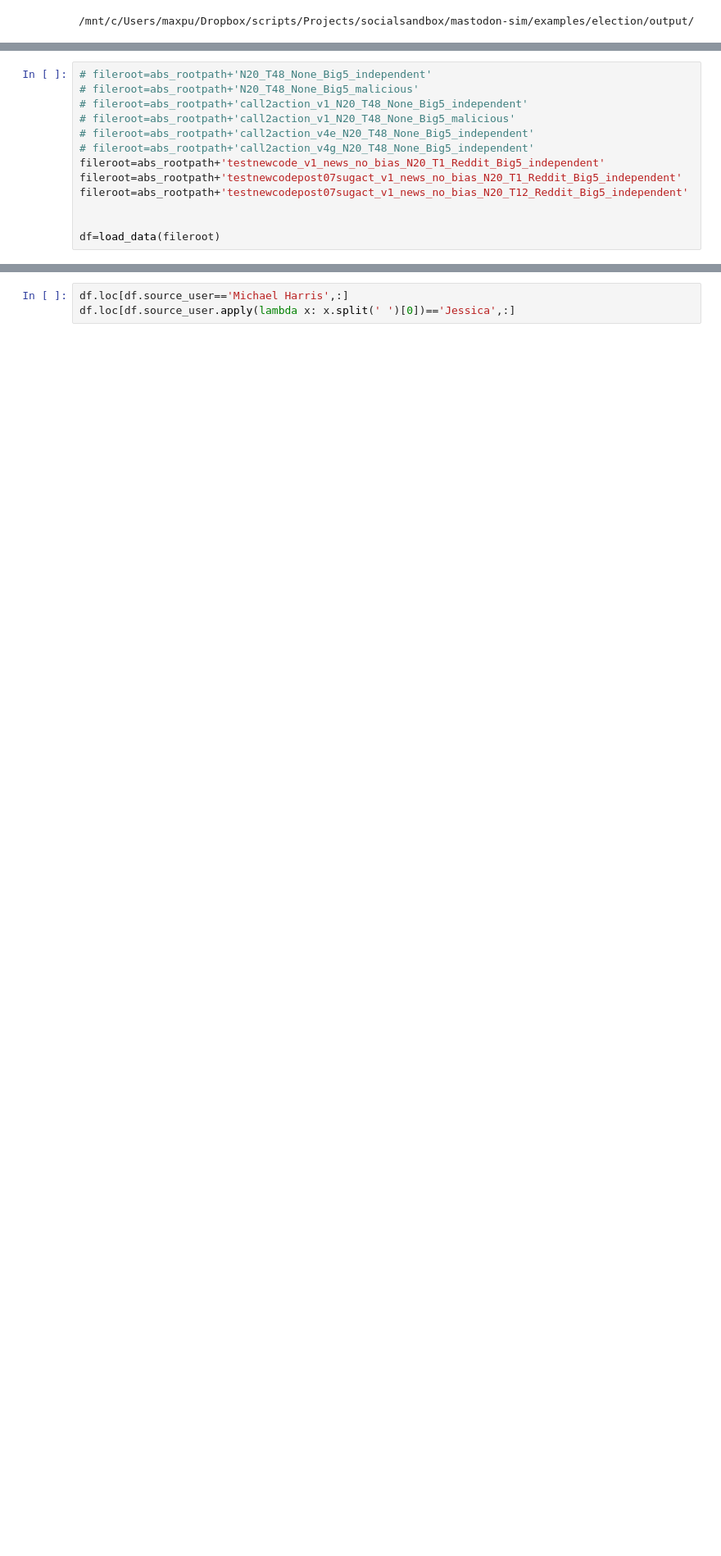
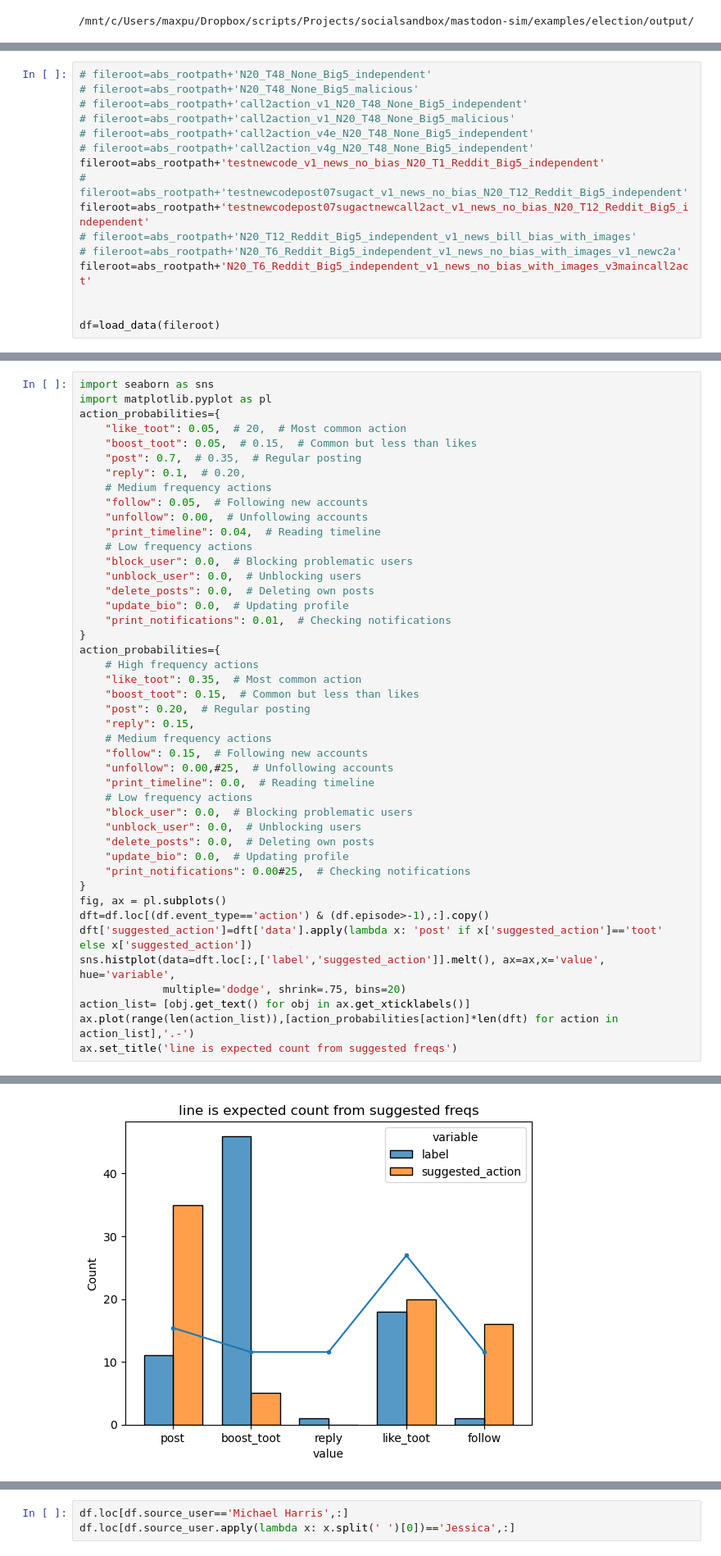
Before and after one commit to social-sandbox/mastodon-sim, a Jupyter notebook: examples/election/notebooks/basic_output_processing.ipynb, the cells around one changed output, grey strips where cells are left out. Shown at 82% size. Saved outputs shown, nothing was run; the diff lists cells and outputs as text; blank space fills up the shorter version.

```diff
--- a/examples/election/notebooks/basic_output_processing.ipynb
+++ b/examples/election/notebooks/basic_output_processing.ipynb
@@ -170,8 +170,11 @@ def load_data_dash(eval_df, int_df, edge_df):
 # fileroot=abs_rootpath+'call2action_v4e_N20_T48_None_Big5_independent'
 # fileroot=abs_rootpath+'call2action_v4g_N20_T48_None_Big5_independent'
 fileroot=abs_rootpath+'testnewcode_v1_news_no_bias_N20_T1_Reddit_Big5_independent'
-fileroot=abs_rootpath+'testnewcodepost07sugact_v1_news_no_bias_N20_T1_Reddit_Big5_independent'
-fileroot=abs_rootpath+'testnewcodepost07sugact_v1_news_no_bias_N20_T12_Reddit_Big5_independent'
+# fileroot=abs_rootpath+'testnewcodepost07sugact_v1_news_no_bias_N20_T12_Reddit_Big5_independent'
+fileroot=abs_rootpath+'testnewcodepost07sugactnewcall2act_v1_news_no_bias_N20_T12_Reddit_Big5_independent'
+# fileroot=abs_rootpath+'N20_T12_Reddit_Big5_independent_v1_news_bill_bias_with_images'
+# fileroot=abs_rootpath+'N20_T6_Reddit_Big5_independent_v1_news_no_bias_with_images_v1_newc2a'
+fileroot=abs_rootpath+'N20_T6_Reddit_Big5_independent_v1_news_no_bias_with_images_v3maincall2act'
 
 
 df=load_data(fileroot)
@@ -195,0 +199,45 @@ vote_intent     240
+# %%
+import seaborn as sns
+import matplotlib.pyplot as pl
+action_probabilities={
+    "like_toot": 0.05,  # 20,  # Most common action
+    "boost_toot": 0.05,  # 0.15,  # Common but less than likes
+    "post": 0.7,  # 0.35,  # Regular posting
+    "reply": 0.1,  # 0.20,
+    # Medium frequency actions
+    "follow": 0.05,  # Following new accounts
+    "unfollow": 0.00,  # Unfollowing accounts
+    "print_timeline": 0.04,  # Reading timeline
+    # Low frequency actions
+    "block_user": 0.0,  # Blocking problematic users
+    "unblock_user": 0.0,  # Unblocking users
+    "delete_posts": 0.0,  # Deleting own posts
+    "update_bio": 0.0,  # Updating profile
+    "print_notifications": 0.01,  # Checking notifications
+}
+action_probabilities={
+    # High frequency actions
+    "like_toot": 0.35,  # Most common action
+    "boost_toot": 0.15,  # Common but less than likes
+    "post": 0.20,  # Regular posting
+    "reply": 0.15,
+    # Medium frequency actions
+    "follow": 0.15,  # Following new accounts
+    "unfollow": 0.00,#25,  # Unfollowing accounts
+    "print_timeline": 0.0,  # Reading timeline
+    # Low frequency actions
+    "block_user": 0.0,  # Blocking problematic users
+    "unblock_user": 0.0,  # Unblocking users
+    "delete_posts": 0.0,  # Deleting own posts
+    "update_bio": 0.0,  # Updating profile
+    "print_notifications": 0.00#25,  # Checking notifications
+}
+fig, ax = pl.subplots()
+dft=df.loc[(df.event_type=='action') & (df.episode>-1),:].copy()
+dft['suggested_action']=dft['data'].apply(lambda x: 'post' if x['suggested_action']=='toot' else x['suggested_action'])
+sns.histplot(data=dft.loc[:,['label','suggested_action']].melt(), ax=ax,x='value', hue='variable',
+             multiple='dodge', shrink=.75, bins=20)
+action_list= [obj.get_text() for obj in ax.get_xticklabels()]
+ax.plot(range(len(action_list)),[action_probabilities[action]*len(dft) for action in action_list],'.-')
+ax.set_title('line is expected count from suggested freqs')
+# %% [output]
@@ -195,0 +245 @@ vote_intent     240
+[figure, added]
```
Also changed, not shown: parts of 5 cells of this notebook, 12 other files.
